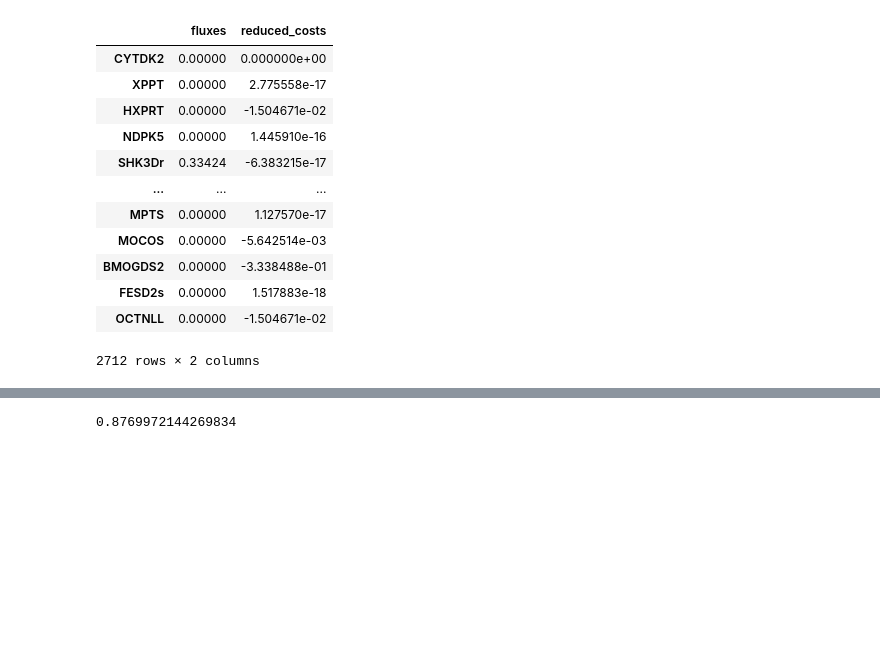
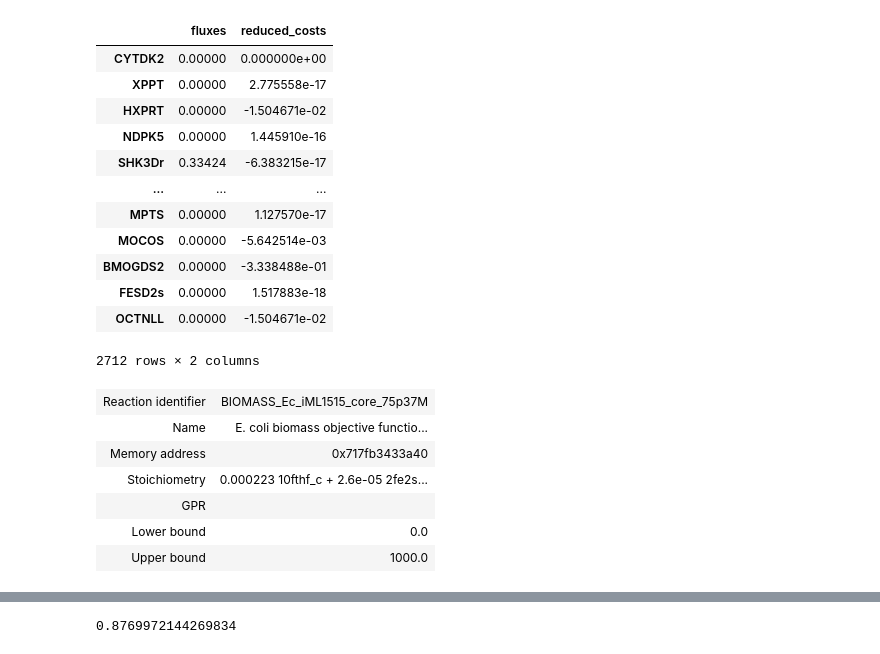
Before and after one commit to DogaTestere/CobraPyTest, a Jupyter notebook: CobraFolder/test1.ipynb, the cells around one changed output, grey strips where cells are left out. Cells and saved outputs as stored; diff of their text form; code cells hidden in the pictures; blank space fills up the shorter version.

```diff
--- a/CobraFolder/test1.ipynb
+++ b/CobraFolder/test1.ipynb
@@ -33,3 +33,13 @@ Optimal solution with objective value 0.877
 | FESD2s | 0.00000 | 1.517883e-18 |
 | OCTNLL | 0.00000 | -1.504671e-02 |
 2712 rows × 2 columns
+# %%
+model.reactions.get_by_id("BIOMASS_Ec_iML1515_core_75p37M")
+# %% [output]
+| Reaction identifier | BIOMASS_Ec_iML1515_core_75p37M |
+| Name | E. coli biomass objective functio... |
+| Memory address | 0x717fb3433a40 |
+| Stoichiometry | 0.000223 10fthf_c + 2.6e-05 2fe2s... |
+| GPR |  |
+| Lower bound | 0.0 |
+| Upper bound | 1000.0 |
```
Also changed, not shown: parts of 14 cells of this notebook, 2 other files.
